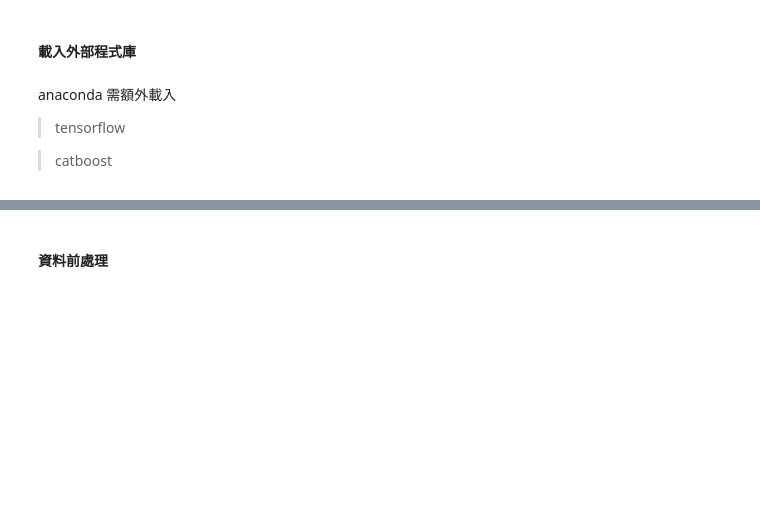
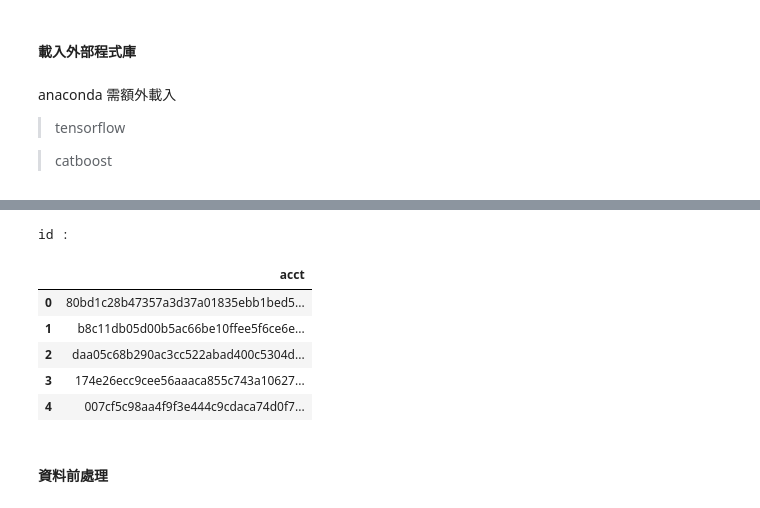
Before and after one commit to asherHSU/NTUST_CSIE_DS, a Jupyter notebook: Hybrid_Pipeline/train.ipynb, the cells around one changed output, grey strips where cells are left out. Cells and saved outputs as stored; diff of their text form; code cells hidden in the pictures; blank space fills up the shorter version.

```diff
--- a/Hybrid_Pipeline/train.ipynb
+++ b/Hybrid_Pipeline/train.ipynb
@@ -27,3 +138,30 @@ import itertools
+# %%
+entities_label_id = pd.DataFrame()
+
+for index,entity in entities_label.items():
+    id = entity.iloc[:,[0]]
+    entities_label[index] = entity.iloc[:,1:]
+
+    # 判斷entity id 是否相同
+    if entities_label_id.empty:
+        entities_label_id = id
+    else :
+        try:
+            assert_frame_equal(entities_label_id, id)
+        except AssertionError as e:
+            print(f"Data ID error : from {index}")
+            print(e)
+
+print("id :")
+entities_label_id.head()
+# %% [output]
+id :
+|  | acct |
+| 0 | 80bd1c28b47357a3d37a01835ebb1bed5... |
+| 1 | b8c11db05d00b5ac66be10ffee5f6ce6e... |
+| 2 | daa05c68b290ac3cc522abad400c5304d... |
+| 3 | 174e26ecc9cee56aaaca855c743a10627... |
+| 4 | 007cf5c98aa4f9f3e444c9cdaca74d0f7... |
 # %% [markdown]
 #### 資料前處理
 # %% [markdown]
```
Also changed, not shown: parts of 35 cells of this notebook, 1 other file.
